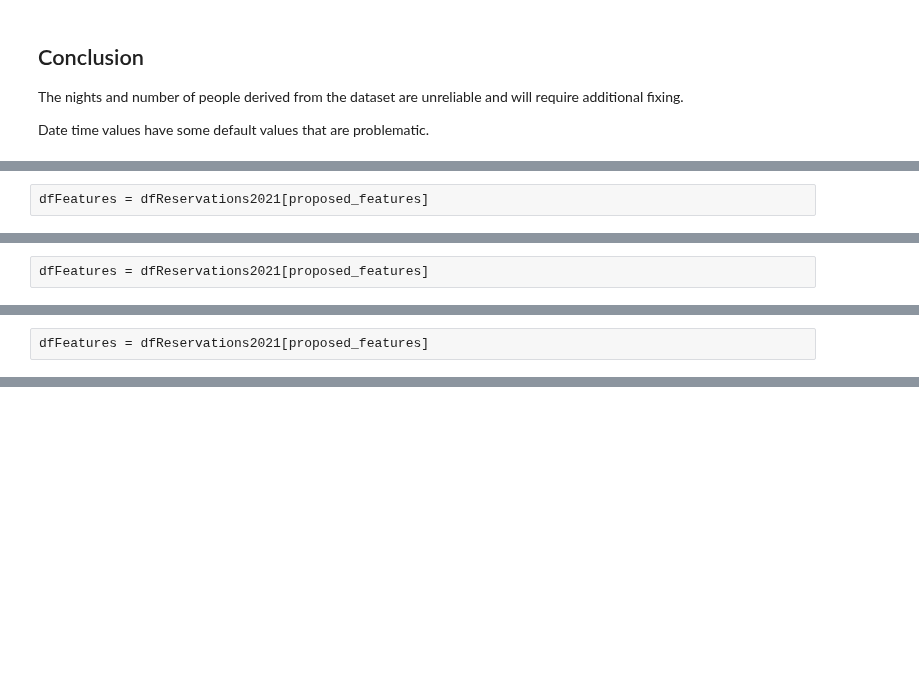
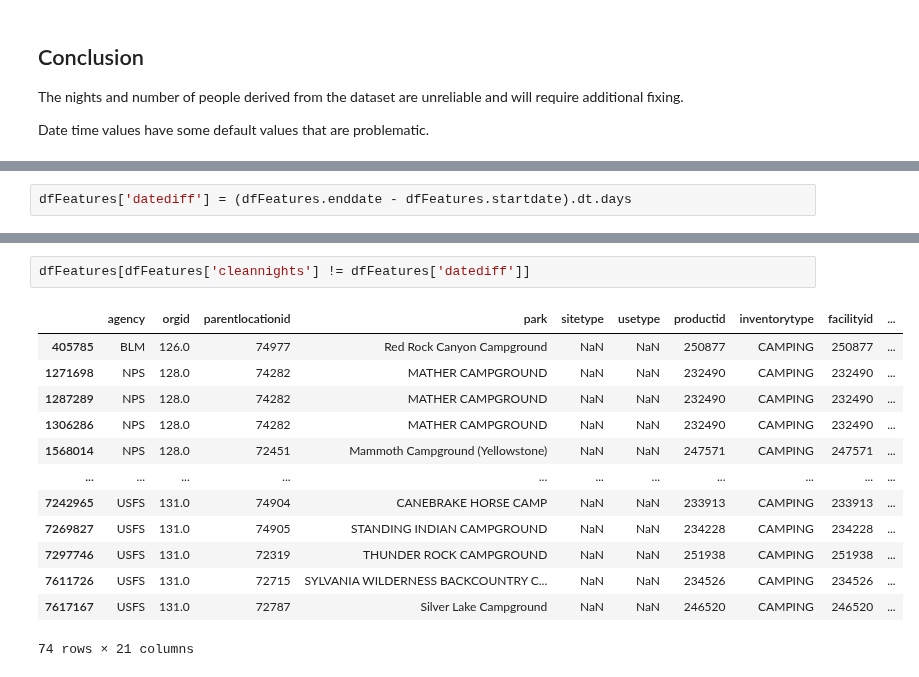
Before and after one commit to burgwyn/DATA602, a Jupyter notebook: Reservations.ipynb, the cells around one changed output, grey strips where cells are left out. Cells and saved outputs as stored; diff of their text form; blank space fills up the shorter version.

Commit message:
Update Reservations

```diff
--- a/Reservations.ipynb
+++ b/Reservations.ipynb
@@ -565,2 +483,0 @@ proposed_features = ['agency',
-# %%
-dfFeatures = dfReservations2021[proposed_features]
@@ -695,2 +483,0 @@ proposed_features = ['agency',
-# %%
-dfFeatures = dfReservations2021[proposed_features]
@@ -884,2 +483,0 @@ proposed_features = ['agency',
-# %%
-dfFeatures = dfReservations2021[proposed_features]
@@ -1020,0 +506,2 @@ dfALS[dfALS['numberofpeople'].isna()]
+# %%
+dfFeatures['datediff'] = (dfFeatures.enddate - dfFeatures.startdate).dt.days
@@ -1020,0 +534,16 @@ dfALS[dfALS['numberofpeople'].isna()]
+# %%
+dfFeatures[dfFeatures['cleannights'] != dfFeatures['datediff']]
+# %% [output]
+|  | agency | orgid | parentlocationid | park | sitetype | usetype | productid | inventorytype | facilityid | ... |
+| 405785 | BLM | 126.0 | 74977 | Red Rock Canyon Campground | NaN | NaN | 250877 | CAMPING | 250877 | ... |
+| 1271698 | NPS | 128.0 | 74282 | MATHER CAMPGROUND | NaN | NaN | 232490 | CAMPING | 232490 | ... |
+| 1287289 | NPS | 128.0 | 74282 | MATHER CAMPGROUND | NaN | NaN | 232490 | CAMPING | 232490 | ... |
+| 1306286 | NPS | 128.0 | 74282 | MATHER CAMPGROUND | NaN | NaN | 232490 | CAMPING | 232490 | ... |
+| 1568014 | NPS | 128.0 | 72451 | Mammoth Campground (Yellowstone) | NaN | NaN | 247571 | CAMPING | 247571 | ... |
+| ... | ... | ... | ... | ... | ... | ... | ... | ... | ... | ... |
+| 7242965 | USFS | 131.0 | 74904 | CANEBRAKE HORSE CAMP | NaN | NaN | 233913 | CAMPING | 233913 | ... |
+| 7269827 | USFS | 131.0 | 74905 | STANDING INDIAN CAMPGROUND | NaN | NaN | 234228 | CAMPING | 234228 | ... |
+| 7297746 | USFS | 131.0 | 72319 | THUNDER ROCK CAMPGROUND | NaN | NaN | 251938 | CAMPING | 251938 | ... |
+| 7611726 | USFS | 131.0 | 72715 | SYLVANIA WILDERNESS BACKCOUNTRY C... | NaN | NaN | 234526 | CAMPING | 234526 | ... |
+| 7617167 | USFS | 131.0 | 72787 | Silver Lake Campground | NaN | NaN | 246520 | CAMPING | 246520 | ... |
+74 rows × 21 columns
```
Also changed, not shown: parts of 132 cells of this notebook.
